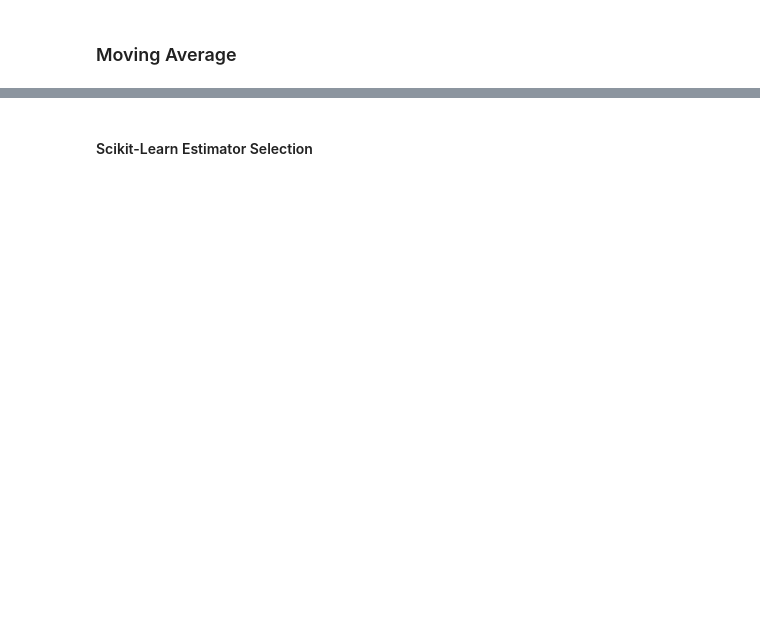
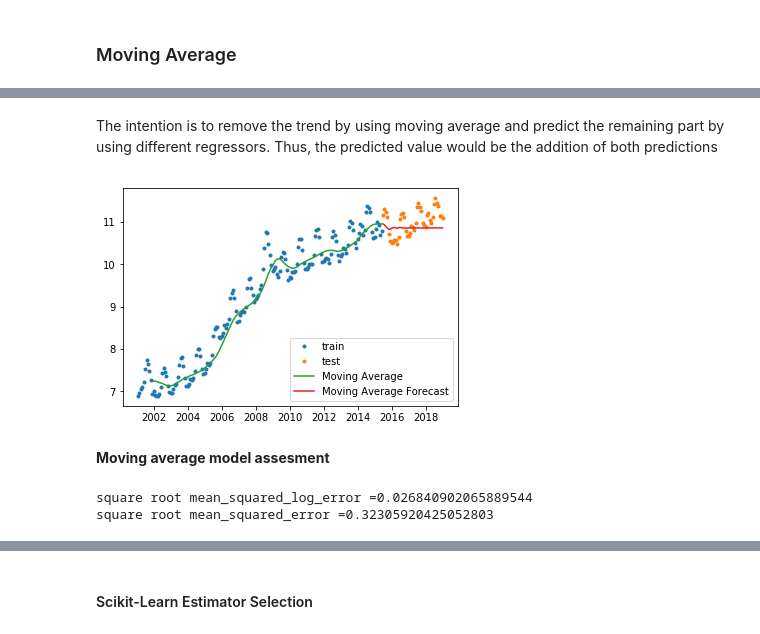
Before and after one commit to megiza/First_CapstoneProject, a Jupyter notebook: Project1_Part4.ipynb, the cells around one changed output, grey strips where cells are left out. Cells and saved outputs as stored; diff of their text form; code cells hidden in the pictures; blank space fills up the shorter version.

```diff
--- a/Project1_Part4.ipynb
+++ b/Project1_Part4.ipynb
@@ -270,0 +319,65 @@ from sklearn.model_selection import cross_val_score
+# %% [markdown]
+The intention is to remove the trend by using moving average and predict the remaining part by using different regressors. Thus, the predicted value would be the addition of both predictions
+# %%
+#Spliting for train (history) and test (future) for trend prediction
+test_size=0.2
+max_idx_train=round(len(df_monthly_US)*(1-test_size))
+
+df_data=df_monthly_US.copy()
+df_data.index=df_data['date']
+df_train=df_data.iloc[0:max_idx_train,slice(None)]
+df_test=df_data.iloc[max_idx_train:,slice(None)]
+
+#Getting Variables of interest for moving average (trend estimation)
+variable='Average retail price of electricity'
+ts_y_train=df_train[variable]
+ts_y_test=df_test[variable]
+
+window=12
+
+moving_avg_data=ts_y_train.copy()
+ts_y_hat_avg=ts_y_test.copy()
+
+
+#'fit the model'
+ts_moving_avg=ts_y_train.rolling(window).mean()
+
+#predict
+for i in ts_y_hat_avg.index :
+    ts_y_hat_avg.loc[i]=moving_avg_data.rolling(window).mean().iloc[-1]
+    moving_avg_data.loc[i]=ts_y_hat_avg.loc[i]
+
+
+
+#Plotting data
+plt.plot(ts_y_train, marker='.', linestyle='none', label='train')
+plt.plot(ts_y_test, marker='.', linestyle='none', label='test') #figsize=(15,8), title= variable, fontsize=14
+plt.plot(ts_moving_avg, label='Moving Average')
+#plt.plot(y_hat_avg['moving_avg_forecast'], label='Moving Average Forecast')
+plt.plot(ts_y_hat_avg, label='Moving Average Forecast')
+
+#plt.plot(df_y_train['moving average'], label='Moving Average')
+
+plt.legend()
+plt.show()
+# %% [output]
+[figure, added]
+# %% [markdown]
+**Moving average model assesment**
+# %%
+#Taking the square root of mean_squared_log_error
+mslogerror=np.sqrt(mean_squared_log_error( ts_y_test.values, ts_y_hat_avg))
+#Taking the square root of mean_squared_error
+mserror=np.sqrt(mean_squared_error(ts_y_test.values, ts_y_hat_avg))
+
+#saving results for later model selection
+df_model_assesment=df_model_assesment.append({'Model':'moving average',
+                                              'mean_squared_log_error':mslogerror,
+                                              'mean_squared_error':mserror}, ignore_index=True)
+
+
+print('square root mean_squared_log_error =' +str(mslogerror) )
+print('square root mean_squared_error =' +str(mserror) )
+# %% [output]
+square root mean_squared_log_error =0.026840902065889544
+square root mean_squared_error =0.32305920425052803
```
Also changed, not shown: parts of 53 cells of this notebook.
